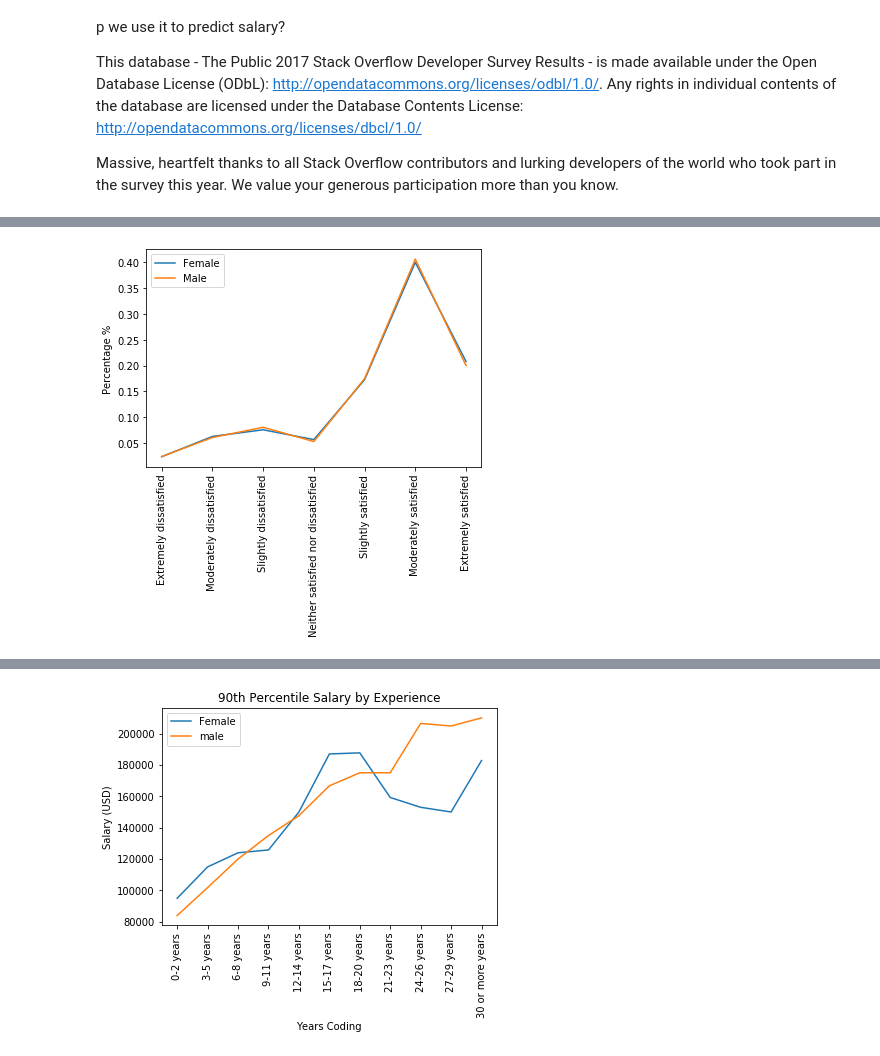
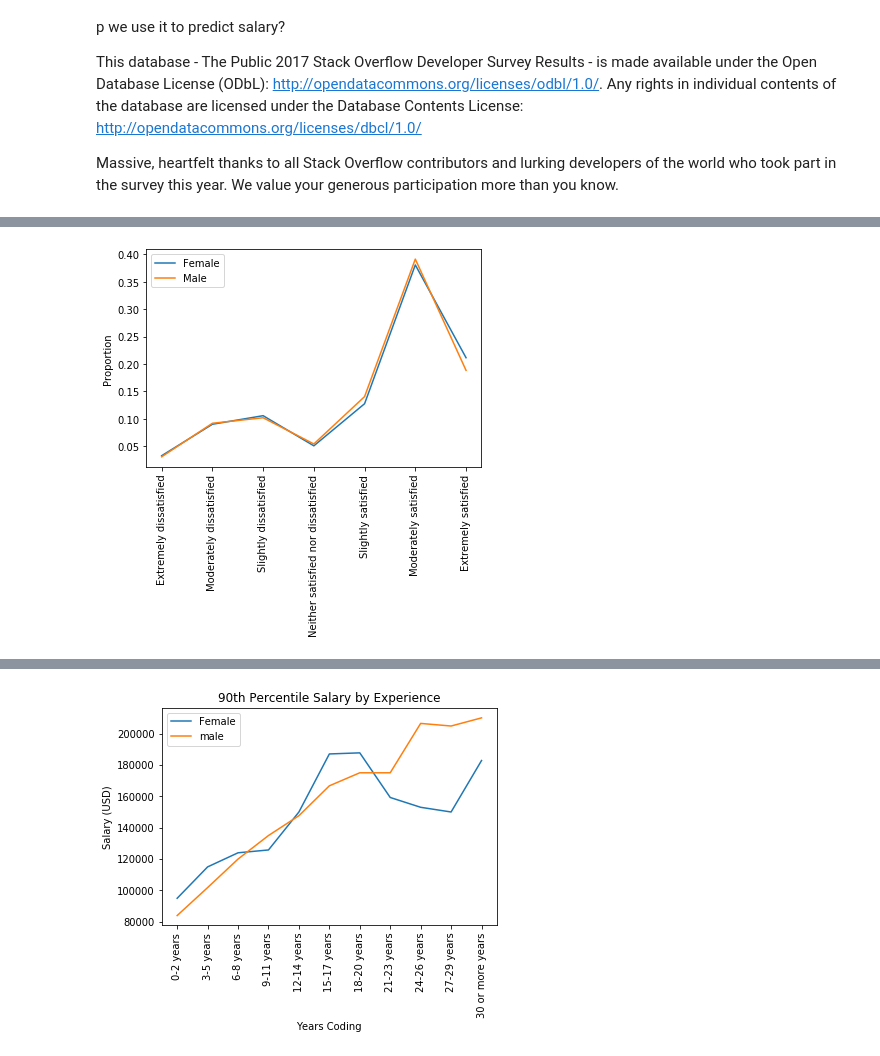
Before and after one commit to dltheobald-Deloitte/GenderGapAnalysis, a Jupyter notebook: Blog_prep.ipynb, the cells around one changed output, grey strips where cells are left out. Cells and saved outputs as stored; diff of their text form; code cells hidden in the pictures.

```diff
--- a/Blog_prep.ipynb
+++ b/Blog_prep.ipynb
@@ -93,35 +123,41 @@ plt.savefig(os.path.join(os.getcwd(),'Pay_gap.png'),bbox_inches='tight')
 # %%
-df_male = df_personal.dropna()[df_personal.Gender.dropna(axis=0).apply(lambda x: True if 'Male' in x else False)]
-df_female = df_personal.dropna()[df_personal.Gender.dropna(axis=0).apply(lambda x: True if 'Female' in x else False)]
+#Output for third display
+#Re-casting the CareerSatisfaction to Ordered Category to correctly display in output
+df_male['JobSatisfaction']=df_male['JobSatisfaction']\
+                                    .astype(pd.api.types.CategoricalDtype(
+                                            categories=['Extremely dissatisfied','Moderately dissatisfied',
+                                                        'Slightly dissatisfied','Neither satisfied nor dissatisfied',
+                                                        'Slightly satisfied','Moderately satisfied','Extremely satisfied'],
+                                            ordered=True))
 
-df_male['CareerSatisfaction']=df_male['CareerSatisfaction'].astype(pd.api.types.CategoricalDtype(\
-                                            categories=['Extremely dissatisfied','Moderately dissatisfied',\
-                                                        'Slightly dissatisfied','Neither satisfied nor dissatisfied',\
-                                                        'Slightly satisfied','Moderately satisfied','Extremely satisfied'],\
-                                                                                                 ordered=True))
-df_female['CareerSatisfaction']=df_female['CareerSatisfaction'].astype(pd.api.types.CategoricalDtype(\
-                                            categories=['Extremely dissatisfied','Moderately dissatisfied',\
-                                                        'Slightly dissatisfied','Neither satisfied nor dissatisfied',\
-                                                        'Slightly satisfied','Moderately satisfied','Extremely satisfied'],\
-                                                                                                 ordered=True))
+df_female['JobSatisfaction']=df_female['JobSatisfaction']\
+                                    .astype(pd.api.types.CategoricalDtype(
+                                            categories=['Extremely dissatisfied','Moderately dissatisfied',
+                                                        'Slightly dissatisfied','Neither satisfied nor dissatisfied',
+                                                        'Slightly satisfied','Moderately satisfied','Extremely satisfied'],
+                                            ordered=True))
 
 
-female= df_female.groupby('CareerSatisfaction').CareerSatisfaction.count().sort_index()/len(df_female)
-male= df_male.groupby('CareerSatisfaction').CareerSatisfaction.count().sort_index()/len(df_male)
+#Find percentage breakdown for career satisfaction. Count/Groupby function ignores nulll values for CareerSatisfaction
+female_points_2 = df_female.groupby('JobSatisfaction').JobSatisfaction.count().sort_index()/len(df_female)
+male_points_2 = df_male.groupby('JobSatisfaction').JobSatisfaction.count().sort_index()/len(df_male)
 
-female_sort = list(zip(female.index,female))#=sorted(list(zip(female.index,female)),key = lambda x: x[0])
-male_sort = list(zip(male.index,male))#sorted(list(zip(male.index,male)),key = lambda x: x[0])
+female_sort = list( zip(female_points_2.index, female_points_2))
+male_sort = list( zip(male_points_2.index, male_points_2))
 
-#plt.xlim((50,100))
-#plt.ylim((60000,200000))
-plt.ylabel('Percentage %')
-#plt.xlabel('Years Coding')
+x_female_2 = [x[0] for x in female_sort]
+y_female_2 = [y[1]for y in female_sort]
+x_male_2 = [x[0] for x in male_sort]
+y_male_2 = [y[1]for y in male_sort]
+
+#Formatting and generating a graph
+plt.ylabel('Proportion')
 plt.xticks(rotation=90)
 
-plt.plot([x[0] for x in female_sort],[y[1]for y in female_sort], label = 'Female')
-plt.plot([x[0] for x in male_sort],[y[1]for y in male_sort], label = 'Male')
+plt.plot(x_female_2, y_female_2, label = 'Female')
+plt.plot(x_male_2, y_male_2, label = 'Male')
+plt.legend(loc='upper left', prop={'size':10})
 
-plt.legend(loc='upper left', prop={'size':10})
 plt.savefig(os.path.join(os.getcwd(),'Gender_job_satisfaction.png'),bbox_inches='tight')
 # %% [output]
-[figure, old version]
+[figure, new version]
```
Also changed, not shown: parts of 9 cells of this notebook, 3 other files.
